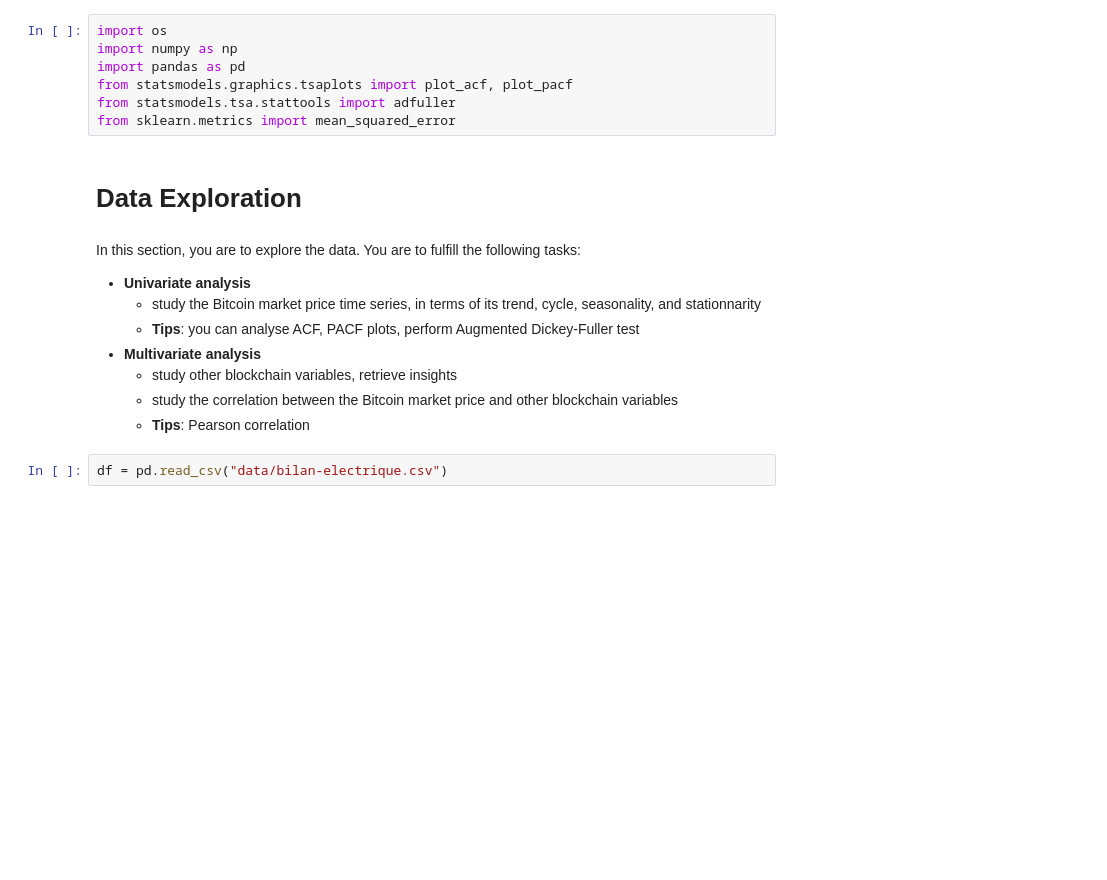
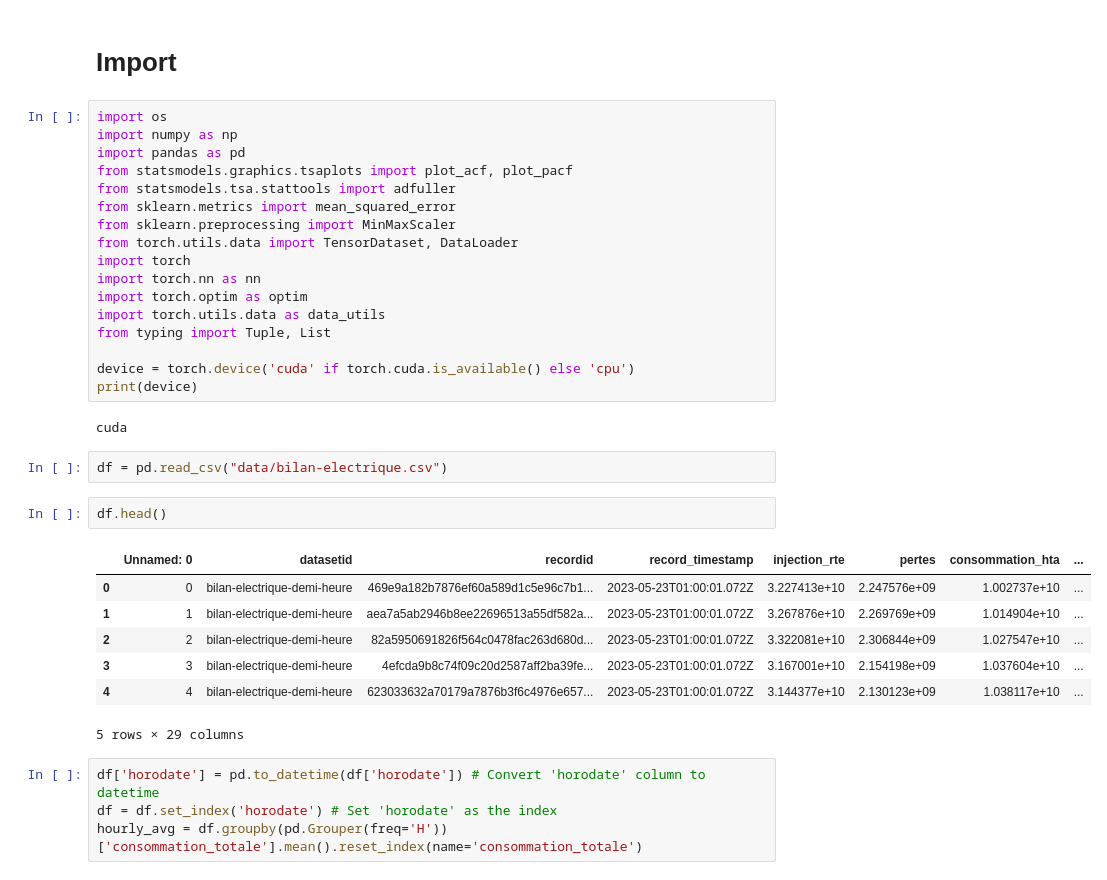
Before and after one commit to nathanbrites/EI_TS_CS, a Jupyter notebook: case_study_arima_group_n.ipynb, the cells around one changed output. Saved outputs shown, nothing was run; the diff lists cells and outputs as text; blank space fills up the shorter version.

```diff
--- a/case_study_arima_group_n.ipynb
+++ b/case_study_arima_group_n.ipynb
@@ -13,3 +1,5 @@ Your **target variable** is the Bitcoin Market price.
+# %% [markdown]
+# Import
 # %%
 import os
 import numpy as np
@@ -17,16 +7,31 @@ import pandas as pd
 from statsmodels.graphics.tsaplots import plot_acf, plot_pacf
 from statsmodels.tsa.stattools import adfuller
 from sklearn.metrics import mean_squared_error
+from sklearn.preprocessing import MinMaxScaler
+from torch.utils.data import TensorDataset, DataLoader
+import torch
+import torch.nn as nn
+import torch.optim as optim
+import torch.utils.data as data_utils
+from typing import Tuple, List
+
+device = torch.device('cuda' if torch.cuda.is_available() else 'cpu')
+print(device)
+# %% [output]
+cuda
-# %% [markdown]
-# Data Exploration
-# %% [markdown]
-In this section, you are to explore the data. You are to fulfill the following tasks:
-- **Univariate analysis**
-    - study the Bitcoin market price time series, in terms of its trend, cycle, seasonality, and stationnarity
-    - **Tips**: you can analyse ACF, PACF plots, perform Augmented Dickey-Fuller test
-- **Multivariate analysis**
-    - study other blockchain variables, retrieve insights
-    - study the correlation between the Bitcoin market price and other blockchain variables
-    - **Tips**: Pearson correlation
 # %%
 df = pd.read_csv("data/bilan-electrique.csv")
+# %%
+df.head()
+# %% [output]
+|  | Unnamed: 0 | datasetid | recordid | record_timestamp | injection_rte | pertes | consommation_hta | ... |
+| 0 | 0 | bilan-electrique-demi-heure | 469e9a182b7876ef60a589d1c5e96c7b1... | 2023-05-23T01:00:01.072Z | 3.227413e+10 | 2.247576e+09 | 1.002737e+10 | ... |
+| 1 | 1 | bilan-electrique-demi-heure | aea7a5ab2946b8ee22696513a55df582a... | 2023-05-23T01:00:01.072Z | 3.267876e+10 | 2.269769e+09 | 1.014904e+10 | ... |
+| 2 | 2 | bilan-electrique-demi-heure | 82a5950691826f564c0478fac263d680d... | 2023-05-23T01:00:01.072Z | 3.322081e+10 | 2.306844e+09 | 1.027547e+10 | ... |
+| 3 | 3 | bilan-electrique-demi-heure | 4efcda9b8c74f09c20d2587aff2ba39fe... | 2023-05-23T01:00:01.072Z | 3.167001e+10 | 2.154198e+09 | 1.037604e+10 | ... |
+| 4 | 4 | bilan-electrique-demi-heure | 623033632a70179a7876b3f6c4976e657... | 2023-05-23T01:00:01.072Z | 3.144377e+10 | 2.130123e+09 | 1.038117e+10 | ... |
+5 rows × 29 columns
+# %%
+df['horodate'] = pd.to_datetime(df['horodate']) # Convert 'horodate' column to datetime
+df = df.set_index('horodate') # Set 'horodate' as the index
+hourly_avg = df.groupby(pd.Grouper(freq='H'))['consommation_totale'].mean().reset_index(name='consommation_totale')
```
Also changed, not shown: parts of 31 cells of this notebook, 3 other files.
